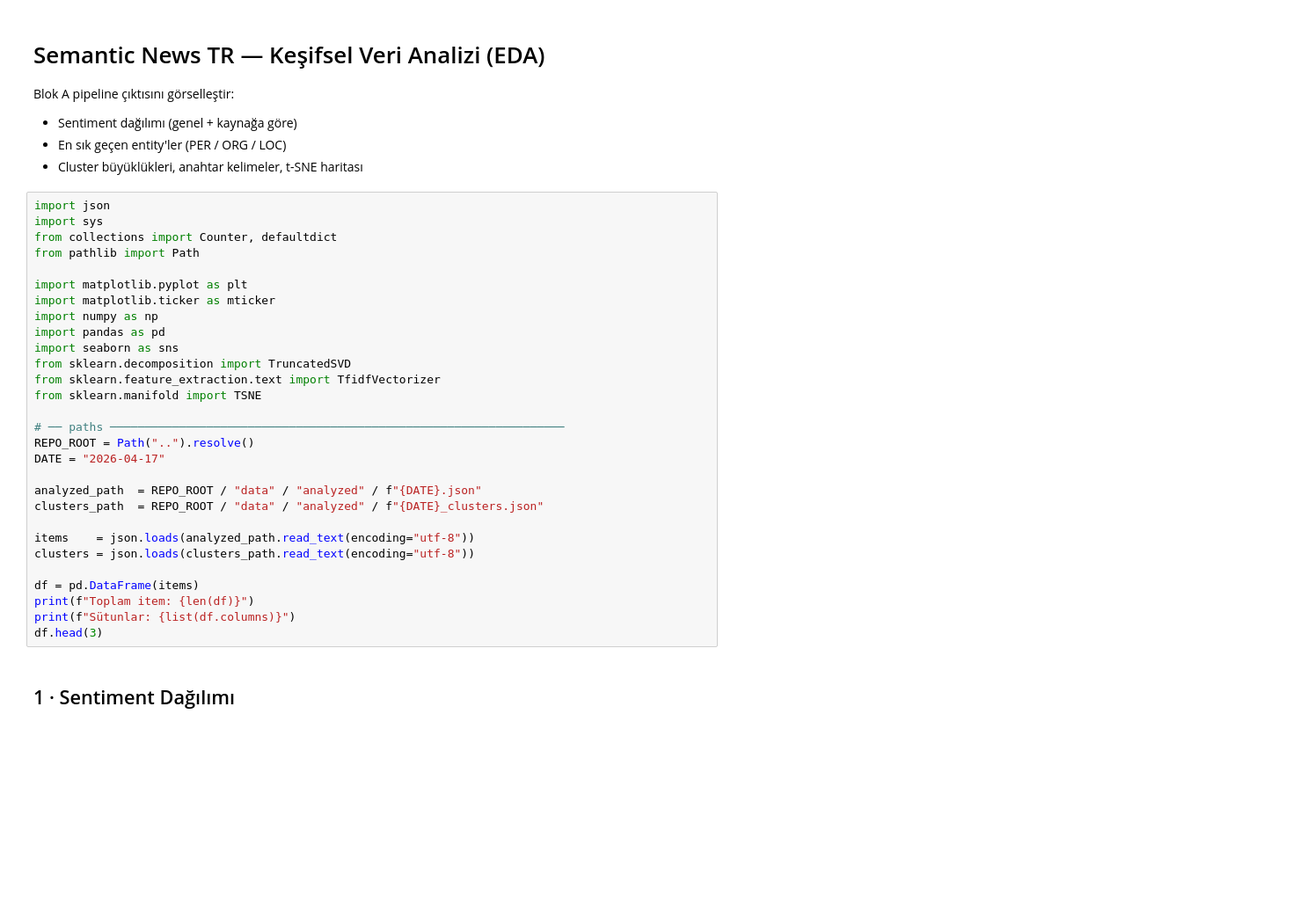
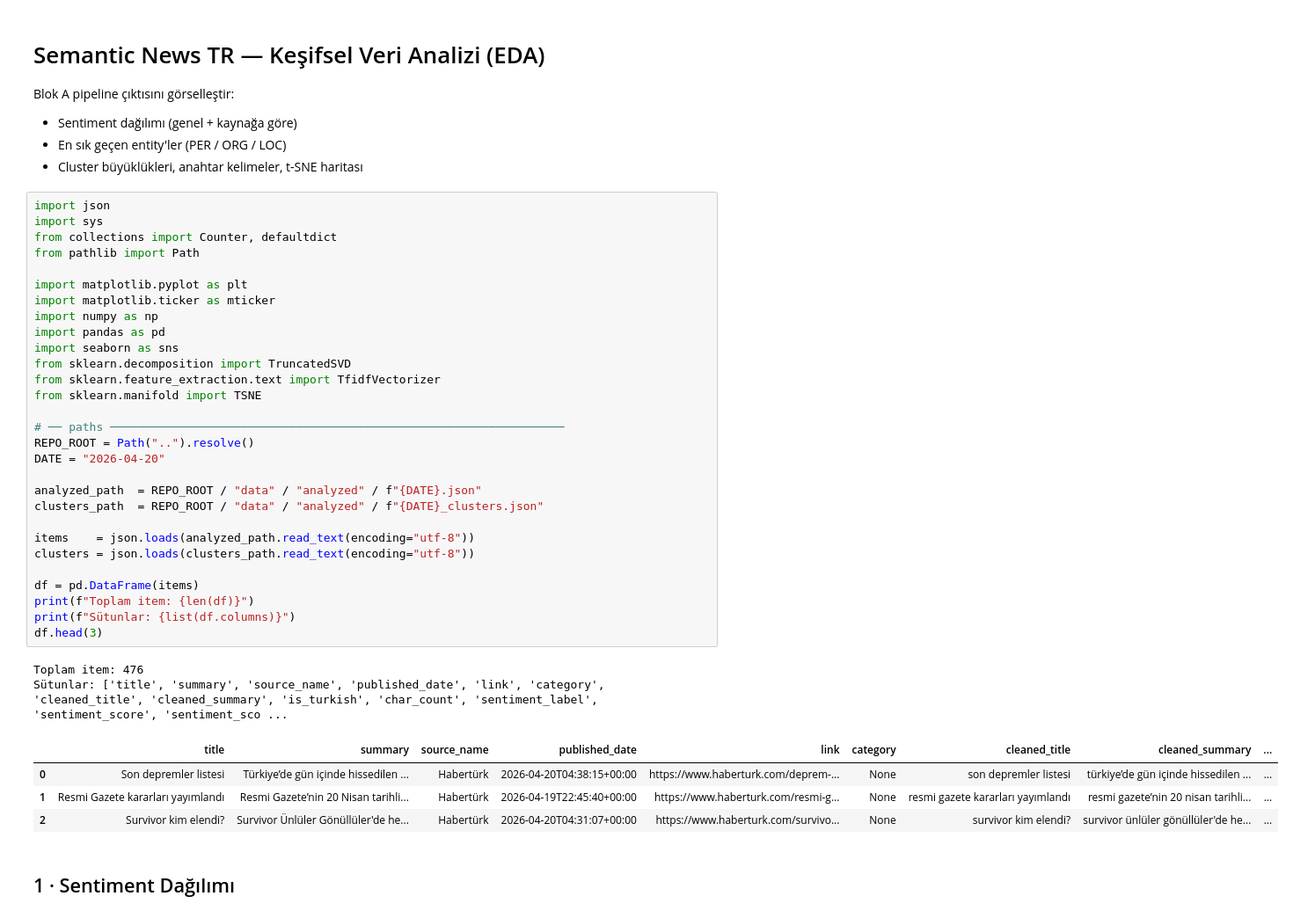
Before and after one commit to efeyol1/sementic_news, a Jupyter notebook: notebooks/eda.ipynb, the cells around one changed output. Shown at 88% size. Drawn from its saved outputs; the diff is of its cells as text; blank space fills up the shorter version.

```diff
--- a/notebooks/eda.ipynb
+++ b/notebooks/eda.ipynb
@@ -8,32 +8,39 @@ Blok A pipeline çıktısını görselleştir:
 # %%
 import json
 import sys
 from collections import Counter, defaultdict
 from pathlib import Path
 
 import matplotlib.pyplot as plt
 import matplotlib.ticker as mticker
 import numpy as np
 import pandas as pd
 import seaborn as sns
 from sklearn.decomposition import TruncatedSVD
 from sklearn.feature_extraction.text import TfidfVectorizer
 from sklearn.manifold import TSNE
 
 # ── paths ──────────────────────────────────────────────────────────────────
 REPO_ROOT = Path("..").resolve()
-DATE = "2026-04-17"
+DATE = "2026-04-20"
 
 analyzed_path  = REPO_ROOT / "data" / "analyzed" / f"{DATE}.json"
 clusters_path  = REPO_ROOT / "data" / "analyzed" / f"{DATE}_clusters.json"
 
 items    = json.loads(analyzed_path.read_text(encoding="utf-8"))
 clusters = json.loads(clusters_path.read_text(encoding="utf-8"))
 
 df = pd.DataFrame(items)
 print(f"Toplam item: {len(df)}")
 print(f"Sütunlar: {list(df.columns)}")
 df.head(3)
+# %% [output]
+Toplam item: 476
+Sütunlar: ['title', 'summary', 'source_name', 'published_date', 'link', 'category', 'cleaned_title', 'cleaned_summary', 'is_turkish', 'char_count', 'sentiment_label', 'sentiment_score', 'sentiment_sco ...
+|  | title | summary | source_name | published_date | link | category | cleaned_title | cleaned_summary | ... |
+| 0 | Son depremler listesi | Türkiye’de gün içinde hissedilen ... | Habertürk | 2026-04-20T04:38:15+00:00 | https://www.haberturk.com/deprem-... | None | son depremler listesi | türkiye’de gün içinde hissedilen ... | ... |
+| 1 | Resmi Gazete kararları yayımlandı | Resmi Gazete’nin 20 Nisan tarihli... | Habertürk | 2026-04-19T22:45:40+00:00 | https://www.haberturk.com/resmi-g... | None | resmi gazete kararları yayımlandı | resmi gazete’nin 20 nisan tarihli... | ... |
+| 2 | Survivor kim elendi? | Survivor Ünlüler Gönüllüler'de he... | Habertürk | 2026-04-20T04:31:07+00:00 | https://www.haberturk.com/survivo... | None | survivor kim elendi? | survivor ünlüler gönüllüler'de he... | ... |
 # %% [markdown]
 ## 1 · Sentiment Dağılımı
 # %%
```
Also changed, not shown: parts of 5 cells of this notebook, 14 other files.
